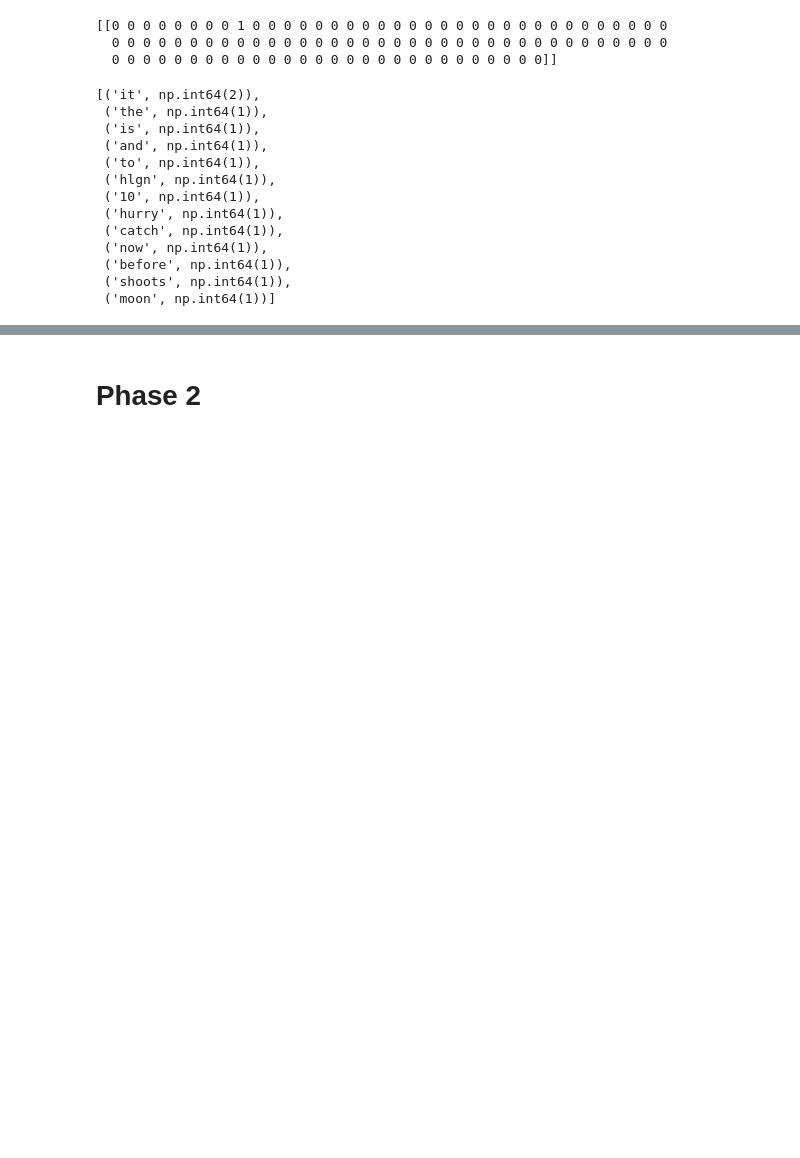
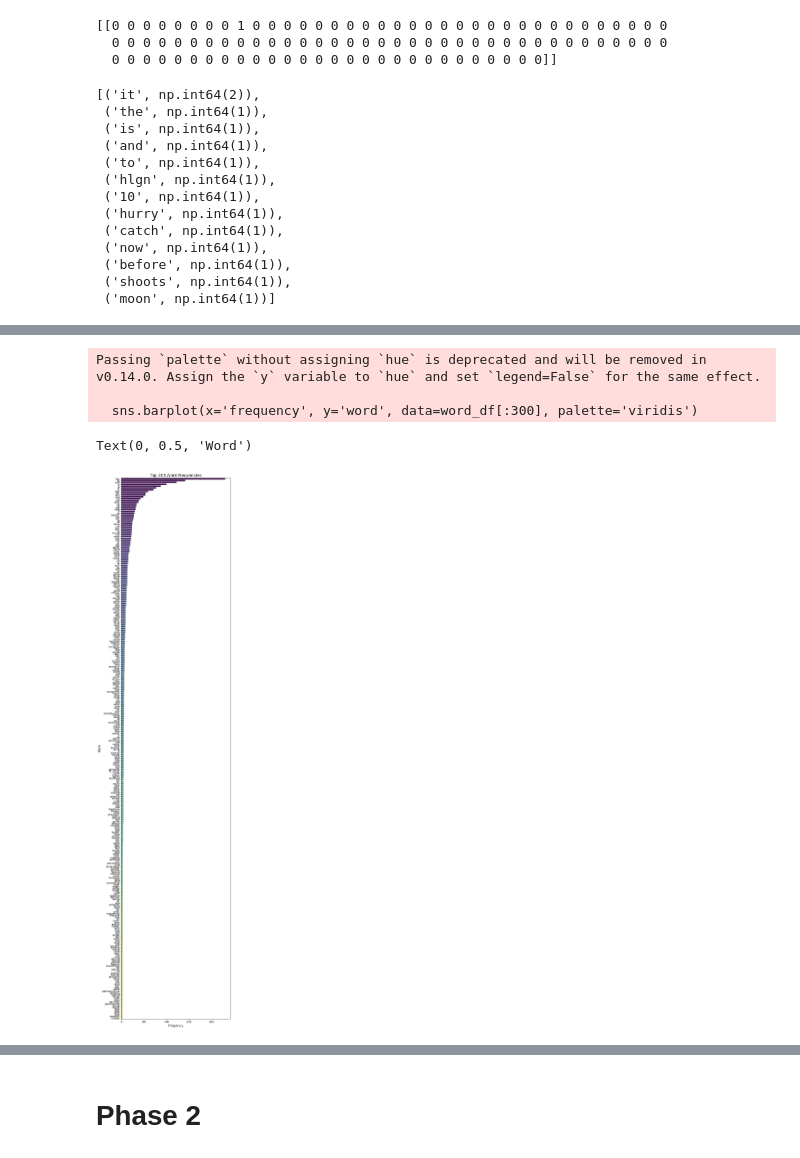
Before and after one commit to Ayukevin/DM2025-Lab1-Exercise, a Jupyter notebook: DM2025-Lab1-Homework.ipynb, the cells around one changed output, grey strips where cells are left out. Drawn from its saved outputs; the diff is of its cells as text; code cells hidden in the pictures; blank space fills up the shorter version.

```diff
--- a/DM2025-Lab1-Homework.ipynb
+++ b/DM2025-Lab1-Homework.ipynb
@@ -217,0 +234,18 @@ list(zip(words, counts))
+# %%
+## ex12: pick the most frequent 300 terms and visulize
+word_freq = list(zip(count_vect.get_feature_names_out(), term_frequencies))
+sorted_word_freq = sorted(word_freq, key=lambda x: x[1], reverse=True)
+word_df = pd.DataFrame(sorted_word_freq, columns=['word', 'frequency'])
+
+# visualize as bar chart
+plt.figure(figsize=(8, 40))
+sns.barplot(x='frequency', y='word', data=word_df[:300], palette='viridis')
+plt.title('Top 300 Word Frequencies', fontsize=16)
+plt.xlabel('Frequency', fontsize=12)
+plt.ylabel('Word', fontsize=12)
+# %% [output]
+Passing `palette` without assigning `hue` is deprecated and will be removed in v0.14.0. Assign the `y` variable to `hue` and set `legend=False` for the same effect.
+
+  sns.barplot(x='frequency', y='word', data=word_df[:300], palette='viridis')
+Text(0, 0.5, 'Word')
+[figure, added]
```
Also changed, not shown: parts of 6 cells of this notebook.
